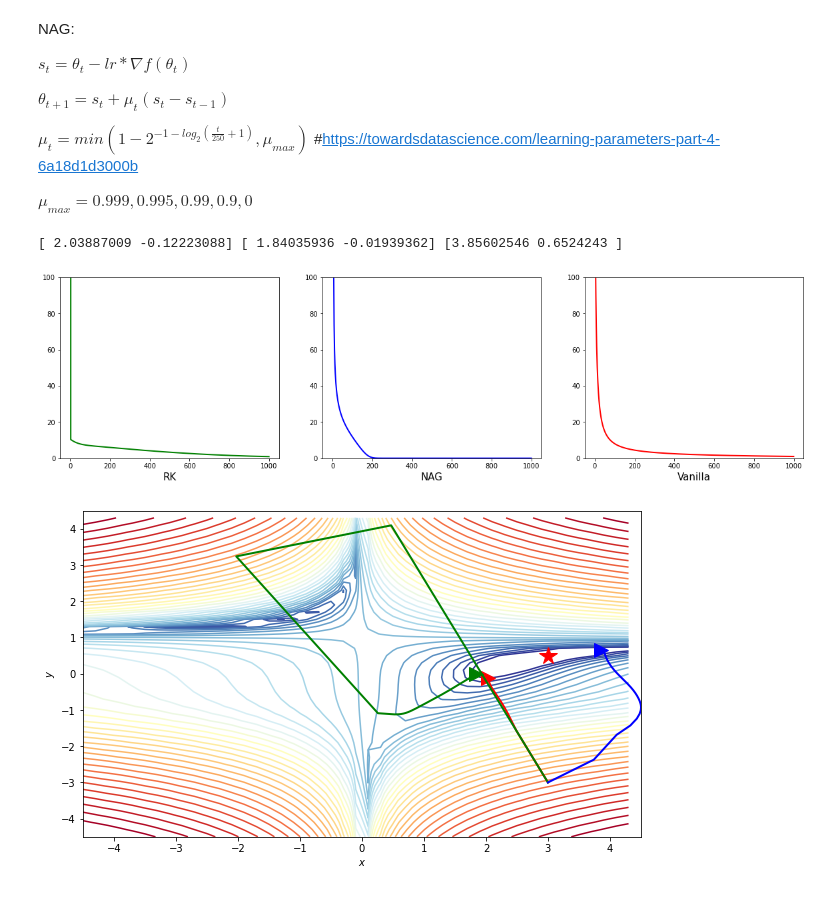
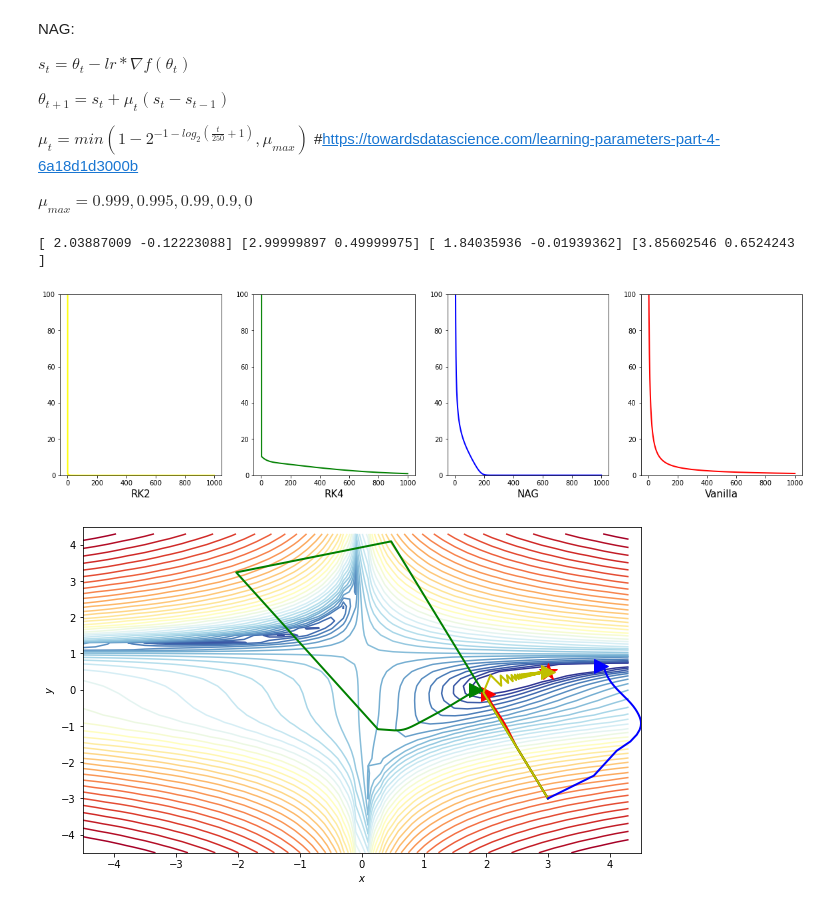
Before and after one commit to SimonePip/FDS, a Jupyter notebook: Final_project/FDS_Final_Project.ipynb, the cells around one changed output. Saved outputs shown, nothing was run; the diff lists cells and outputs as text; code cells hidden in the pictures.

```diff
--- a/Final_project/FDS_Final_Project.ipynb
+++ b/Final_project/FDS_Final_Project.ipynb
@@ -277,34 +209,44 @@ theta_final_NAG, log_l_history_NAG,descent_trajectory_NAG = gradient_descent(the
                                                    GD_type=NAG,gradient_function=beales_gradient,
                                                    beta=0.01,n_iter=n_iter,t=0, theta_p=0)
 
-theta_final_RK, log_l_history_RK,descent_trajectory_RK = gradient_descent(theta0,features=theta0,target=theta0,lr=0.0001,
+theta_final_RK4, log_l_history_RK4,descent_trajectory_RK4 = gradient_descent(theta0,features=theta0,target=theta0,lr=0.0001,
                                                    num_steps=n_iter,loss=beales_function,
                                                    GD_type=RK4,gradient_function=beales_gradient,
                                                    beta=0.01,n_iter=n_iter,t=0, theta_p=0)
 
-print(theta_final_vanilla,theta_final_RK, theta_final_NAG)
+theta_final_RK2, log_l_history_RK2,descent_trajectory_RK2 = gradient_descent(theta0,features=theta0,target=theta0,lr=0.0001,
+                                                   num_steps=n_iter,loss=beales_function,
+                                                   GD_type=RK_2_adaptive_gradient,gradient_function=beales_gradient,
+                                                   beta=0.01, n_iter=n_iter,t=0, theta_p=0)
+
+print(theta_final_vanilla, theta_final_RK2, theta_final_RK4, theta_final_NAG)
 # %% [output]
-[ 2.03887009 -0.12223088] [ 1.84035936 -0.01939362] [3.85602546 0.6524243 ]
+[ 2.03887009 -0.12223088] [2.99999897 0.49999975] [ 1.84035936 -0.01939362] [3.85602546 0.6524243 ]
 # %%
-fig, (ax1, ax2, ax3) = plt.subplots(1, 3,figsize=(20,5))
-ax1.plot(log_l_history_RK,color="green",linewidth=2)
-ax1.set_xlabel("RK",fontsize=15)
+fig, (ax1, ax2, ax3, ax4) = plt.subplots(1, 4,figsize=(20,5))
+ax1.plot(log_l_history_RK2,color="yellow",linewidth=2)
+ax1.set_xlabel("RK2",fontsize=15)
 ax1.set_ylim([0, 100])
-ax2.plot(log_l_history_NAG,color="blue",linewidth=2)
-ax2.set_xlabel("NAG",fontsize=15)
+ax2.plot(log_l_history_RK4,color="green",linewidth=2)
+ax2.set_xlabel("RK4",fontsize=15)
 ax2.set_ylim([0, 100])
-ax3.plot(log_l_history_vanilla,color="red",linewidth=2)
-ax3.set_xlabel("Vanilla",fontsize=15)
+ax3.plot(log_l_history_NAG,color="blue",linewidth=2)
+ax3.set_xlabel("NAG",fontsize=15)
 ax3.set_ylim([0, 100])
+ax4.plot(log_l_history_vanilla,color="red",linewidth=2)
+ax4.set_xlabel("Vanilla",fontsize=15)
+ax4.set_ylim([0, 100])
+
 plt.show()
 # %% [output]
-[figure, old version]
+[figure, new version]
 # %%
 fig1, ax1=contour_beales_function()
 overlay_trajectory(ax1,descent_trajectory_vanilla, 'Vanilla','r')
-overlay_trajectory(ax1,descent_trajectory_RK, 'RK','g')
+overlay_trajectory(ax1,descent_trajectory_RK4, 'RK','g')
+overlay_trajectory(ax1,descent_trajectory_RK2, 'RK','y')
 overlay_trajectory(ax1,descent_trajectory_NAG, 'NAG','b')
 
 plt.show()
 # %% [output]
-[figure, old version]
+[figure, new version]
```
Also changed, not shown: parts of 6 cells of this notebook.
